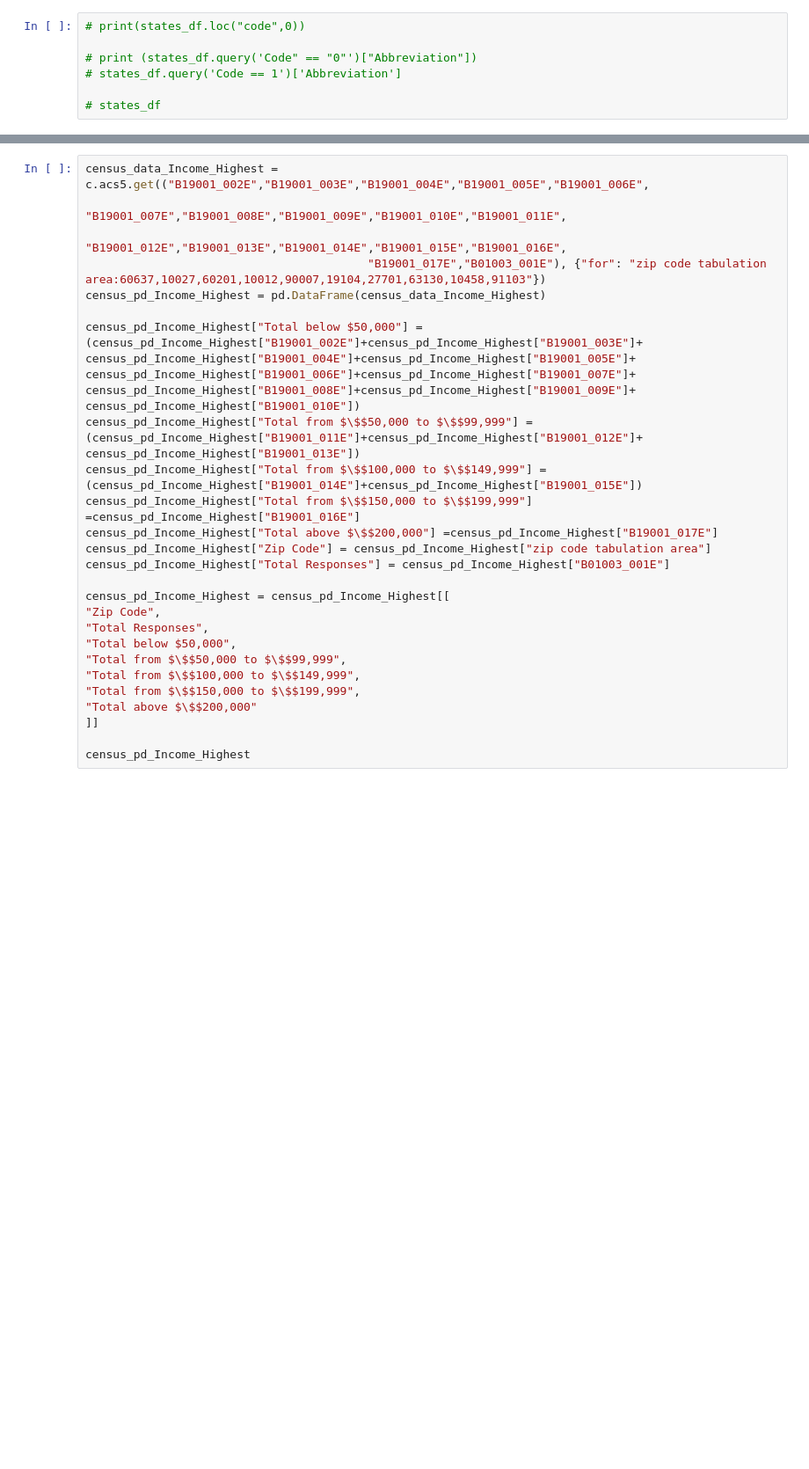
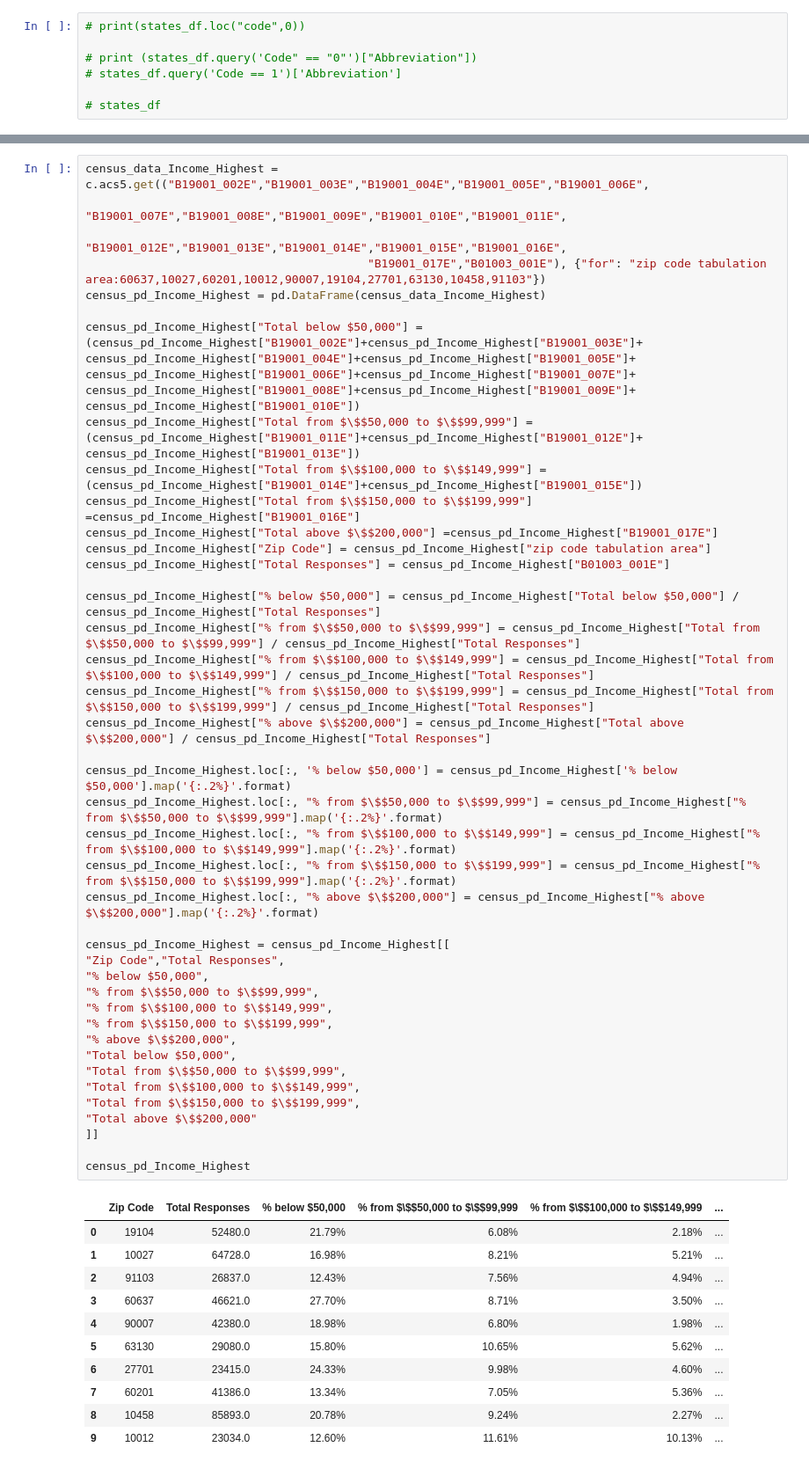
Before and after one commit to OP78142/proj-1-g4, a Jupyter notebook: ProjectWork.ipynb, the cells around one changed output, grey strips where cells are left out. Shown at 88% size. Drawn from its saved outputs; the diff is of its cells as text; blank space fills up the shorter version.

```diff
--- a/ProjectWork.ipynb
+++ b/ProjectWork.ipynb
@@ -255,34 +330,62 @@ census_pd_povGender_Random
 # %%
 census_data_Income_Highest = c.acs5.get(("B19001_002E","B19001_003E","B19001_004E","B19001_005E","B19001_006E",
                                          "B19001_007E","B19001_008E","B19001_009E","B19001_010E","B19001_011E",
                                          "B19001_012E","B19001_013E","B19001_014E","B19001_015E","B19001_016E",
                                          "B19001_017E","B01003_001E"), {"for": "zip code tabulation area:60637,10027,60201,10012,90007,19104,27701,63130,10458,91103"})
 census_pd_Income_Highest = pd.DataFrame(census_data_Income_Highest)
 
 census_pd_Income_Highest["Total below $50,000"] = (census_pd_Income_Highest["B19001_002E"]+census_pd_Income_Highest["B19001_003E"]+
 census_pd_Income_Highest["B19001_004E"]+census_pd_Income_Highest["B19001_005E"]+
 census_pd_Income_Highest["B19001_006E"]+census_pd_Income_Highest["B19001_007E"]+
 census_pd_Income_Highest["B19001_008E"]+census_pd_Income_Highest["B19001_009E"]+
 census_pd_Income_Highest["B19001_010E"])
 census_pd_Income_Highest["Total from $\$$50,000 to $\$$99,999"] =(census_pd_Income_Highest["B19001_011E"]+census_pd_Income_Highest["B19001_012E"]+
 census_pd_Income_Highest["B19001_013E"])
 census_pd_Income_Highest["Total from $\$$100,000 to $\$$149,999"] =(census_pd_Income_Highest["B19001_014E"]+census_pd_Income_Highest["B19001_015E"])
 census_pd_Income_Highest["Total from $\$$150,000 to $\$$199,999"] =census_pd_Income_Highest["B19001_016E"]
 census_pd_Income_Highest["Total above $\$$200,000"] =census_pd_Income_Highest["B19001_017E"]
 census_pd_Income_Highest["Zip Code"] = census_pd_Income_Highest["zip code tabulation area"]
 census_pd_Income_Highest["Total Responses"] = census_pd_Income_Highest["B01003_001E"]
 
+census_pd_Income_Highest["% below $50,000"] = census_pd_Income_Highest["Total below $50,000"] / census_pd_Income_Highest["Total Responses"]
+census_pd_Income_Highest["% from $\$$50,000 to $\$$99,999"] = census_pd_Income_Highest["Total from $\$$50,000 to $\$$99,999"] / census_pd_Income_Highest["Total Responses"]
+census_pd_Income_Highest["% from $\$$100,000 to $\$$149,999"] = census_pd_Income_Highest["Total from $\$$100,000 to $\$$149,999"] / census_pd_Income_Highest["Total Responses"]
+census_pd_Income_Highest["% from $\$$150,000 to $\$$199,999"] = census_pd_Income_Highest["Total from $\$$150,000 to $\$$199,999"] / census_pd_Income_Highest["Total Responses"]
+census_pd_Income_Highest["% above $\$$200,000"] = census_pd_Income_Highest["Total above $\$$200,000"] / census_pd_Income_Highest["Total Responses"]
+
+census_pd_Income_Highest.loc[:, '% below $50,000'] = census_pd_Income_Highest['% below $50,000'].map('{:.2%}'.format)
+census_pd_Income_Highest.loc[:, "% from $\$$50,000 to $\$$99,999"] = census_pd_Income_Highest["% from $\$$50,000 to $\$$99,999"].map('{:.2%}'.format)
+census_pd_Income_Highest.loc[:, "% from $\$$100,000 to $\$$149,999"] = census_pd_Income_Highest["% from $\$$100,000 to $\$$149,999"].map('{:.2%}'.format)
+census_pd_Income_Highest.loc[:, "% from $\$$150,000 to $\$$199,999"] = census_pd_Income_Highest["% from $\$$150,000 to $\$$199,999"].map('{:.2%}'.format)
+census_pd_Income_Highest.loc[:, "% above $\$$200,000"] = census_pd_Income_Highest["% above $\$$200,000"].map('{:.2%}'.format)
+
 census_pd_Income_Highest = census_pd_Income_Highest[[
-"Zip Code",
-"Total Responses",
+"Zip Code","Total Responses",
+"% below $50,000",
+"% from $\$$50,000 to $\$$99,999",
+"% from $\$$100,000 to $\$$149,999",
+"% from $\$$150,000 to $\$$199,999",
+"% above $\$$200,000",
 "Total below $50,000",
 "Total from $\$$50,000 to $\$$99,999",
 "Total from $\$$100,000 to $\$$149,999",
 "Total from $\$$150,000 to $\$$199,999",
 "Total above $\$$200,000"
 ]]
 
 census_pd_Income_Highest
+# %% [output]
+|  | Zip Code | Total Responses | % below $50,000 | % from $\$$50,000 to $\$$99,999 | % from $\$$100,000 to $\$$149,999 | ... |
+| 0 | 19104 | 52480.0 | 21.79% | 6.08% | 2.18% | ... |
+| 1 | 10027 | 64728.0 | 16.98% | 8.21% | 5.21% | ... |
+| 2 | 91103 | 26837.0 | 12.43% | 7.56% | 4.94% | ... |
+| 3 | 60637 | 46621.0 | 27.70% | 8.71% | 3.50% | ... |
+| 4 | 90007 | 42380.0 | 18.98% | 6.80% | 1.98% | ... |
+| 5 | 63130 | 29080.0 | 15.80% | 10.65% | 5.62% | ... |
+| 6 | 27701 | 23415.0 | 24.33% | 9.98% | 4.60% | ... |
+| 7 | 60201 | 41386.0 | 13.34% | 7.05% | 5.36% | ... |
+| 8 | 10458 | 85893.0 | 20.78% | 9.24% | 2.27% | ... |
+| 9 | 10012 | 23034.0 | 12.60% | 11.61% | 10.13% | ... |
 # %%
 census_data_Income_Random = c.acs5.get(("B19001_002E","B19001_003E","B19001_004E","B19001_005E","B19001_006E",
                                          "B19001_007E","B19001_008E","B19001_009E","B19001_010E","B19001_011E",
```
Also changed, not shown: parts of 6 cells of this notebook.
